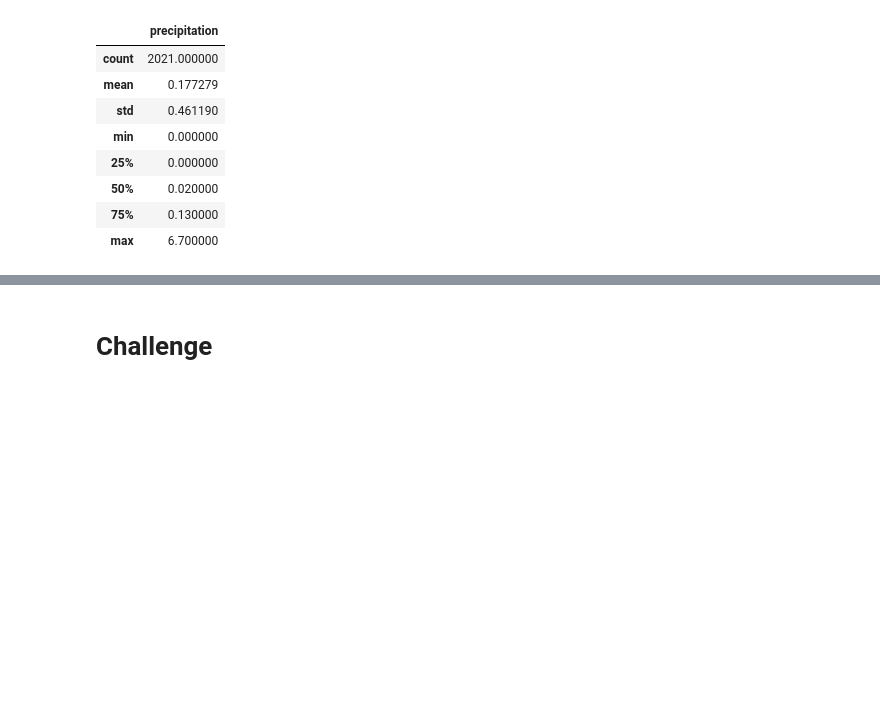
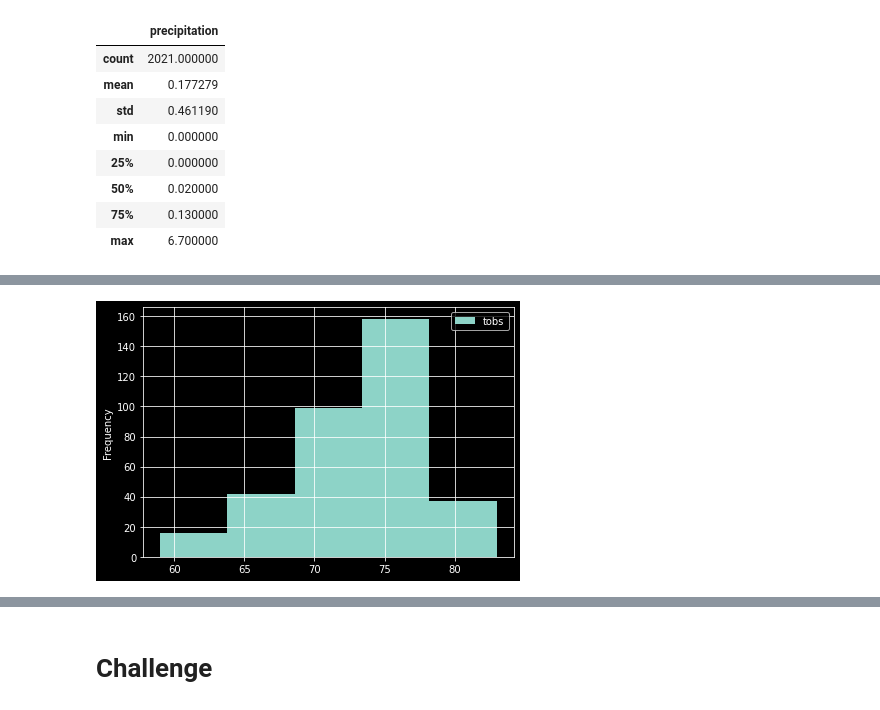
Before and after one commit to mthalken/Surf_Shop_Analysis, a Jupyter notebook: climate_analysis.ipynb, the cells around one changed output, grey strips where cells are left out. Cells and saved outputs as stored; diff of their text form; code cells hidden in the pictures; blank space fills up the shorter version.

```diff
--- a/climate_analysis.ipynb
+++ b/climate_analysis.ipynb
@@ -176,0 +253,8 @@ df.describe()
+# %%
+#create a plot with 5 bins
+df.plot.hist(bins=5)
+
+plt.grid()
+plt.tight_layout()
+# %% [output]
+[figure, added]
```
Also changed, not shown: parts of 7 cells of this notebook.
